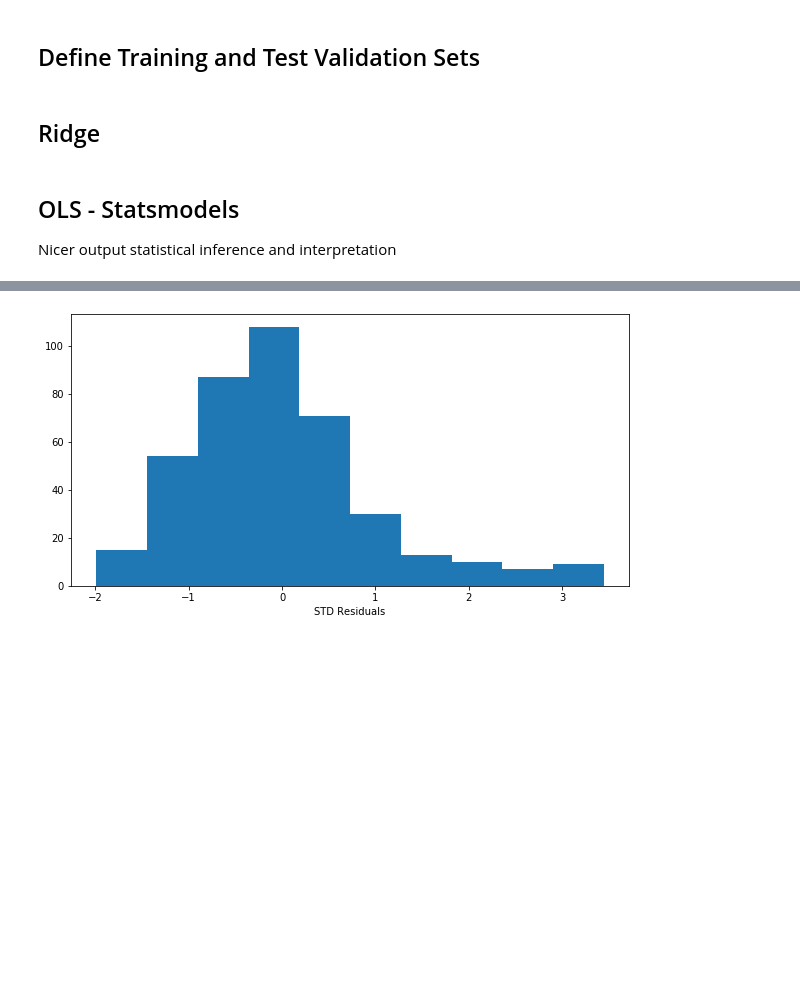
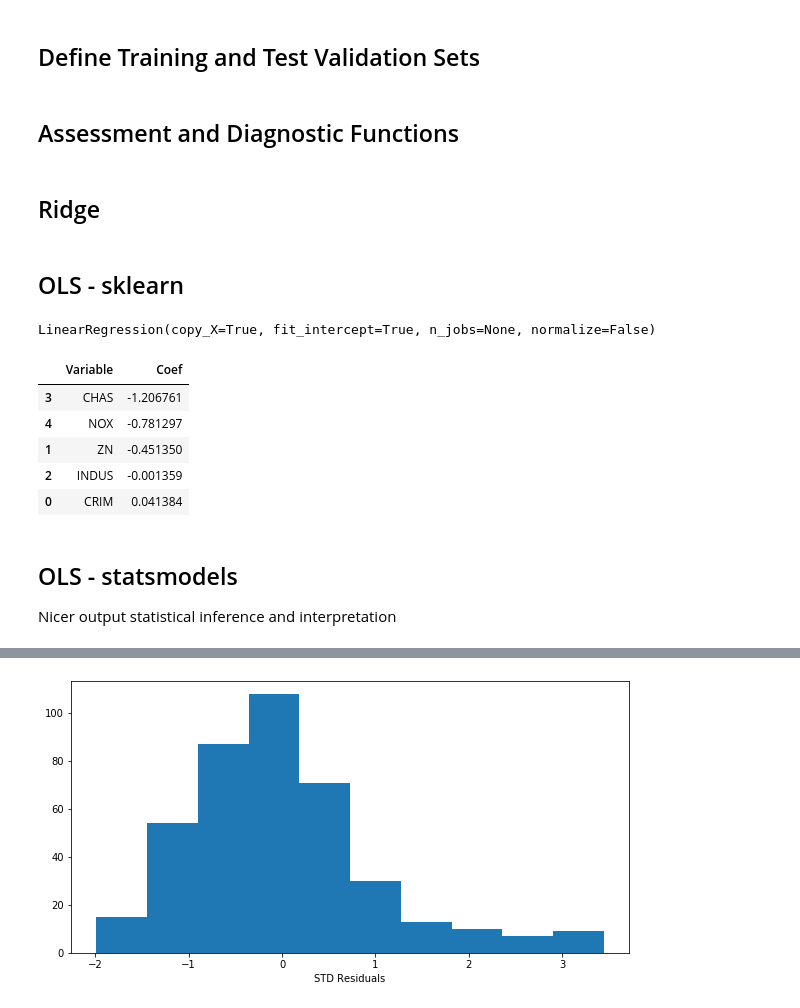
Before and after one commit to prudolph1/regression_base_code, a Jupyter notebook: regression_methods.ipynb, the cells around one changed output, grey strips where cells are left out. Saved outputs shown, nothing was run; the diff lists cells and outputs as text; code cells hidden in the pictures; blank space fills up the shorter version.

```diff
--- a/regression_methods.ipynb
+++ b/regression_methods.ipynb
@@ -139,0 +146,2 @@ X_train, X_test, y_train, y_test = train_test_split(X, y, test_size = 0.2, rando
+# %% [markdown]
+## Assessment and Diagnostic Functions
@@ -140,7 +179,26 @@ X_train, X_test, y_train, y_test = train_test_split(X, y, test_size = 0.2, rando
 # %% [markdown]
 ## Ridge
+# %% [markdown]
+## OLS - sklearn
+# %%
+# fit model
+model = LinearRegression()
+model.fit(X_train[feature_subset], y_train)
+# %% [output]
+LinearRegression(copy_X=True, fit_intercept=True, n_jobs=None, normalize=False)
+# %%
+# list coefficients in readable format
+pd.DataFrame(list(zip(X_train.columns, model.coef_)),
+             columns=['Variable', 'Coef']).sort_values(by='Coef')
+# %% [output]
+|  | Variable | Coef |
+| 3 | CHAS | -1.206761 |
+| 4 | NOX | -0.781297 |
+| 1 | ZN | -0.451350 |
+| 2 | INDUS | -0.001359 |
+| 0 | CRIM | 0.041384 |
 # %% [markdown]
-## OLS - Statsmodels</br>
+## OLS - statsmodels</br>
 Nicer output statistical inference and interpretation
 # %%
 # fit model (subset X, user correlation matrix and plots as guide)
```
Also changed, not shown: parts of 19 cells of this notebook.
